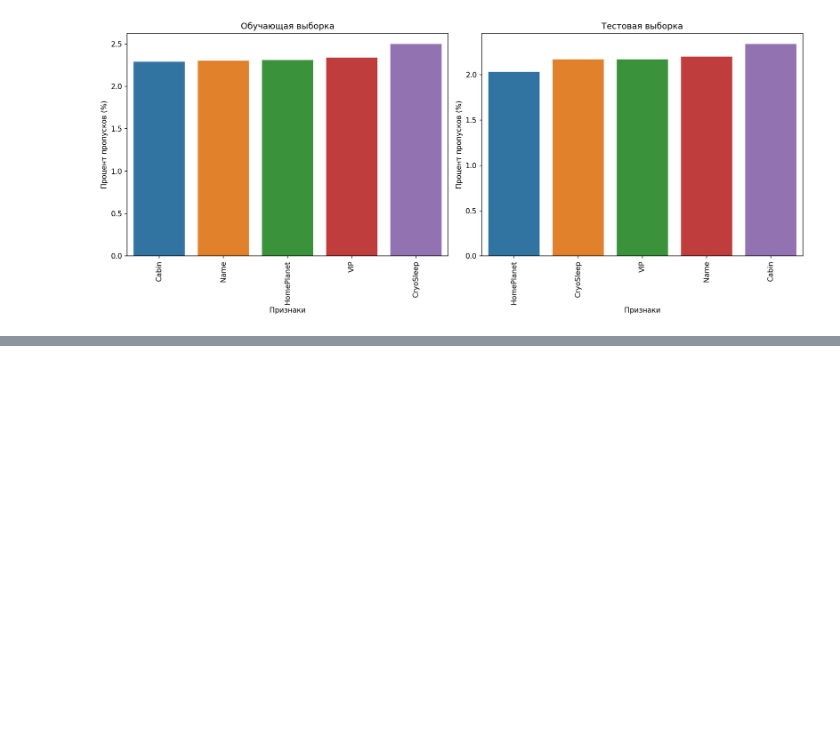
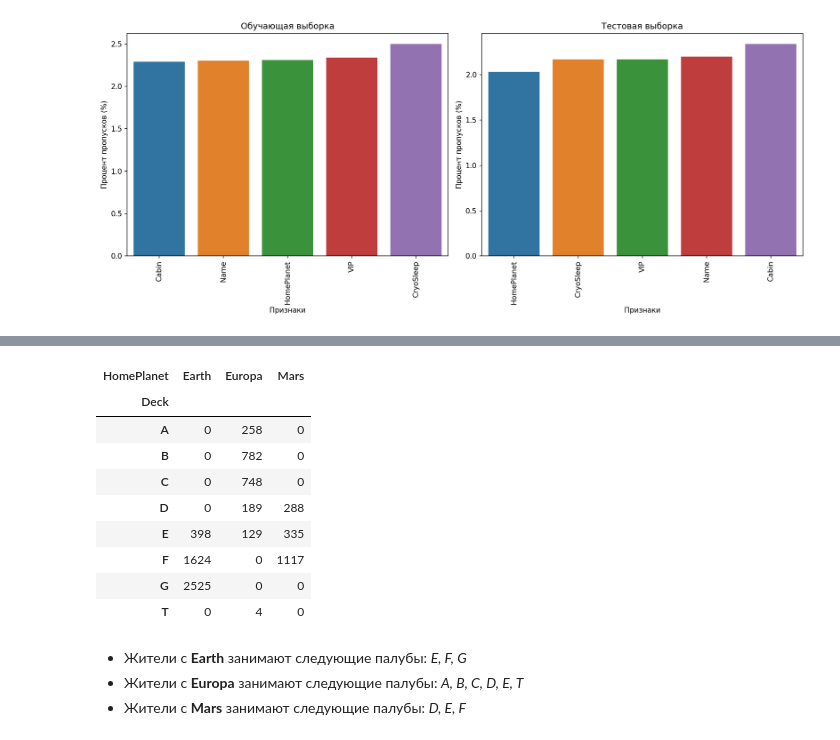
Before and after one commit to MoyMarMois/Spaceship-Titanic, a Jupyter notebook: src/Spaceship.ipynb, the cells around one changed output, grey strips where cells are left out. Cells and saved outputs as stored; diff of their text form; code cells hidden in the pictures; blank space fills up the shorter version.

```diff
--- a/src/Spaceship.ipynb
+++ b/src/Spaceship.ipynb
@@ -323,0 +367,17 @@ show_missing_data(df_train, df_test)
+# %%
+pd.crosstab(df_train['Deck'], df_train['HomePlanet'])
+# %% [output]
+| HomePlanet | Earth | Europa | Mars |
+| Deck |  |  |  |
+| A | 0 | 258 | 0 |
+| B | 0 | 782 | 0 |
+| C | 0 | 748 | 0 |
+| D | 0 | 189 | 288 |
+| E | 398 | 129 | 335 |
+| F | 1624 | 0 | 1117 |
+| G | 2525 | 0 | 0 |
+| T | 0 | 4 | 0 |
+# %% [markdown]
+- Жители с **Earth** занимают следующие палубы: _E, F, G_
+- Жители с **Europa** занимают следующие палубы: _A, B, C, D, E, T_
+- Жители с **Mars** занимают следующие палубы: _D, E, F_
```
Also changed, not shown: parts of 10 cells of this notebook.
